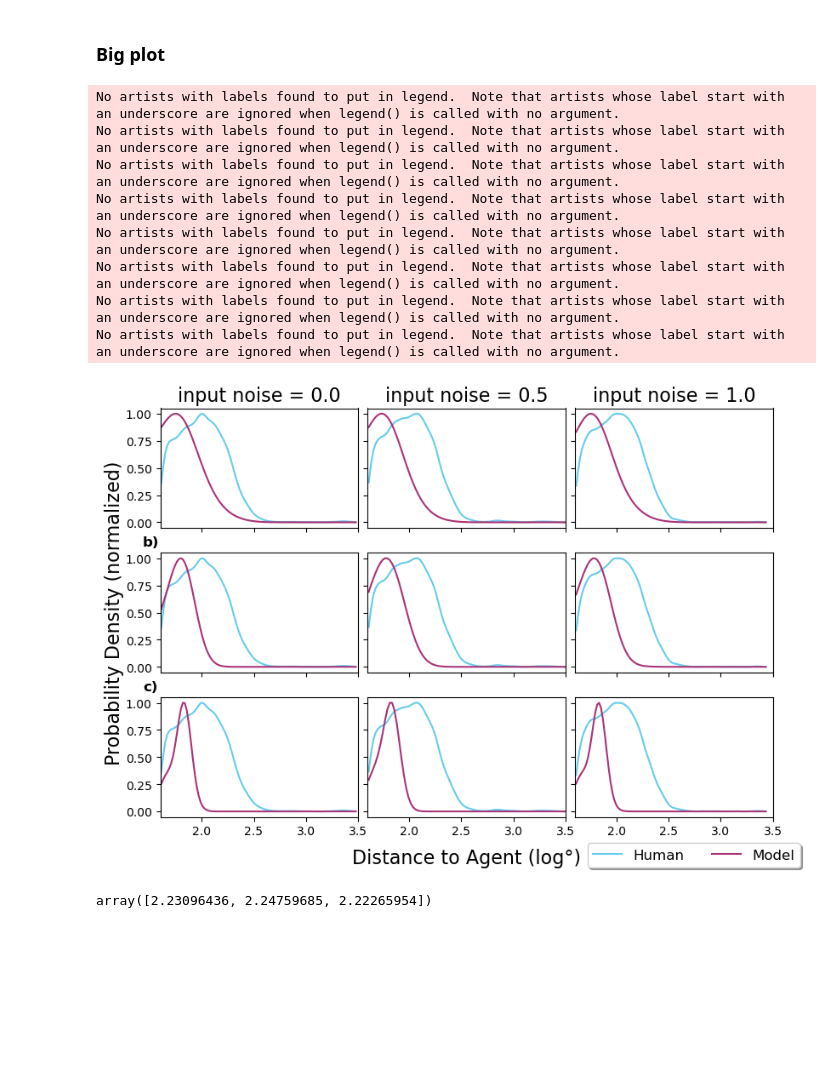
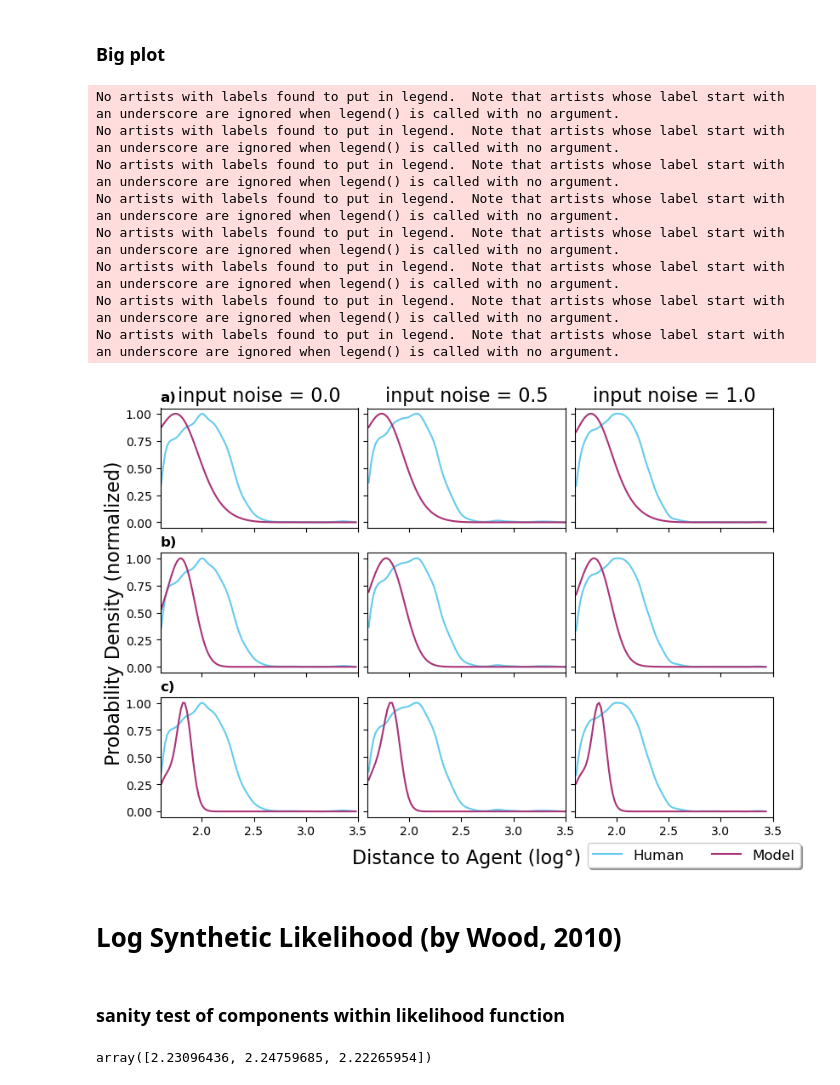
Before and after one commit to nilsheinrich/eye_movement_analysis_moonlander, a Jupyter notebook: ICCM_2024.ipynb, the cells around one changed output. Cells and saved outputs as stored; diff of their text form; code cells hidden in the pictures; blank space fills up the shorter version.

```diff
--- a/ICCM_2024.ipynb
+++ b/ICCM_2024.ipynb
@@ -41,4 +36,22 @@ for file_name in runs:
     simulated_data = pd.concat([simulated_data, temp_data])
 # %%
 simulated_action_goals = simulated_data[simulated_data.action_goal_selected == True]
+# %%
+# transforming the pixel values to visual degrees accounting for the experimental setup
+
+def pixel_to_degree(distance_on_screen_pixel, mm_per_pixel=595 / 1920, distance_to_screen_mm=840):
+    """
+    calculate the visual degrees of a distance (saccade amplitude, on screen distance between objects)
+    setup:
+     - screen_width_in_mm=595
+     - screen_height_in_mm=335
+     - pixels_screen_width=1920
+     - pixels_screen_height=1080
+     - distance_to_screen_in_mm=840
+    """
+    distance_on_screen_mm = float(distance_on_screen_pixel) * mm_per_pixel
+
+    visual_angle_in_radians = np.arctan(distance_on_screen_mm / distance_to_screen_mm)
+
+    return np.rad2deg(visual_angle_in_radians)
 # %%
@@ -134,7 +172,6 @@ for convolution_granularity in ['12', '20', '30', '42', '56', '72']:
 # %%
 
 fig, ax = plt.subplots(3, 3, figsize=(9, 6))
-#fig.suptitle(f'convolution granularity = {convolution_granularity}', weight="bold", fontsize=14)
 
 plt.subplots_adjust(left=0.1,
                     bottom=0.1,
@@ -147,15 +184,14 @@ plt.subplots_adjust(left=0.1,
 fig.text(0.5, 0.02, 'Distance to Agent (log°)', ha='center', va='center', fontsize=16)
 fig.text(0.04, 0.5, 'Probability Density (normalized)', ha='center', va='center', rotation='vertical', fontsize=16)
 
-#row_titles = ['a) [20]', 'b) [56]', 'c) [72]']
 row_titles = ['a)', 'b)', 'c)']
 
 row = 0
 
 for convolution_granularity in ['20', '56', '72']:
 
-    #ax[row][0].set_title(f'{row_titles[row]}', weight="bold", loc='left', fontsize=12)
-    ax[row][0].set_title(f'{row_titles[row]}', weight="bold", x=-0.05, fontsize=12)
+    ax[row][0].set_title(f'{row_titles[row]}', weight="bold", loc='left', fontsize=12)
+    #ax[row][0].set_title(f'{row_titles[row]}', weight="bold", x=-0.05, fontsize=12)  # somehow 'a)' is not displayed...
 
     for input_noise, input_noise_magnitude, subplot_pos in zip(['N', 'W', 'S'], [0.0, 0.5, 1.0], [0, 1, 2]):
 
@@ -190,34 +226,36 @@ for convolution_granularity in ['20', '56', '72']:
         # vs. normalized
         ax[row][subplot_pos].plot( dist_space, prob_dens_human_normalized, label="Human", color='#66CCEE')
         ax[row][subplot_pos].plot( dist_space, prob_dens_model_normalized, label="Model", color='#AA3377')
 
         if subplot_pos == 0:
             plt.setp(ax[row][subplot_pos].get_yticklabels(), visible=True)
         else:
             plt.setp(ax[row][subplot_pos].get_yticklabels(), visible=False)
 
         if row == 2:
             plt.setp(ax[row][subplot_pos].get_xticklabels(), visible=True)
         else:
             plt.setp(ax[row][subplot_pos].get_xticklabels(), visible=False)
 
         #ax[1][2].legend()
         #box = ax[1][2].get_position()
         #ax[1][2].set_position([box.x0, box.y0, box.width * 0.8, box.height])
         ax[2][2].legend(loc='upper center', bbox_to_anchor=(0.6, -0.16),
           fancybox=True, shadow=True, ncol=2, fontsize=12)
 
     row += 1
 # %% [output]
 No artists with labels found to put in legend.  Note that artists whose label start with an underscore are ignored when legend() is called with no argument.
 No artists with labels found to put in legend.  Note that artists whose label start with an underscore are ignored when legend() is called with no argument.
 No artists with labels found to put in legend.  Note that artists whose label start with an underscore are ignored when legend() is called with no argument.
 No artists with labels found to put in legend.  Note that artists whose label start with an underscore are ignored when legend() is called with no argument.
 No artists with labels found to put in legend.  Note that artists whose label start with an underscore are ignored when legend() is called with no argument.
 No artists with labels found to put in legend.  Note that artists whose label start with an underscore are ignored when legend() is called with no argument.
 No artists with labels found to put in legend.  Note that artists whose label start with an underscore are ignored when legend() is called with no argument.
 No artists with labels found to put in legend.  Note that artists whose label start with an underscore are ignored when legend() is called with no argument.
-[figure, old version]
+[figure, new version]
+# %% [markdown]
+# Log Synthetic Likelihood (by Wood, 2010)
 # %%
 # works for multiple metrics:
 
@@ -286,6 +324,8 @@ def calc_likelihood(s_star, s, single_stat=False, debugme="nope"):
         print("\n\n")
 
     return float(l_s)
+# %% [markdown]
+### sanity test of components within likelihood function
 # %%
 s = np.asarray(DistFix_no_drift.groupby(['input_noise'])['distance_to_spaceship_log'].mean())
 
```
Also changed, not shown: parts of 5 cells of this notebook, 2 other files.
